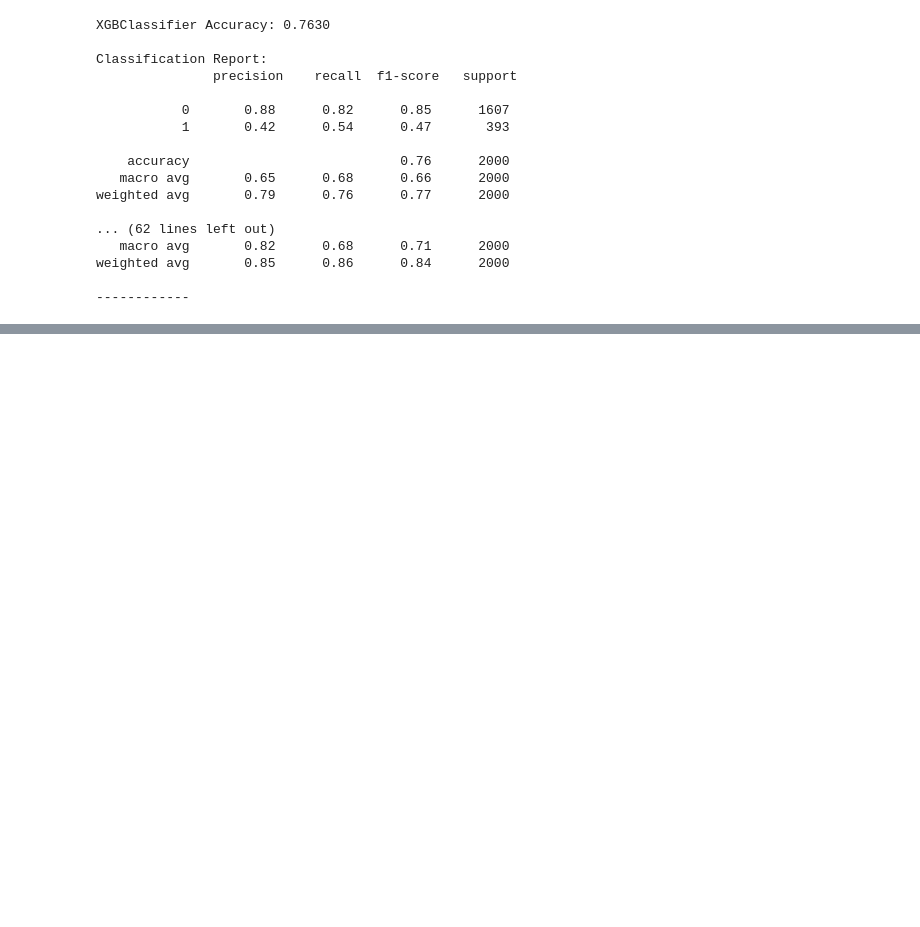
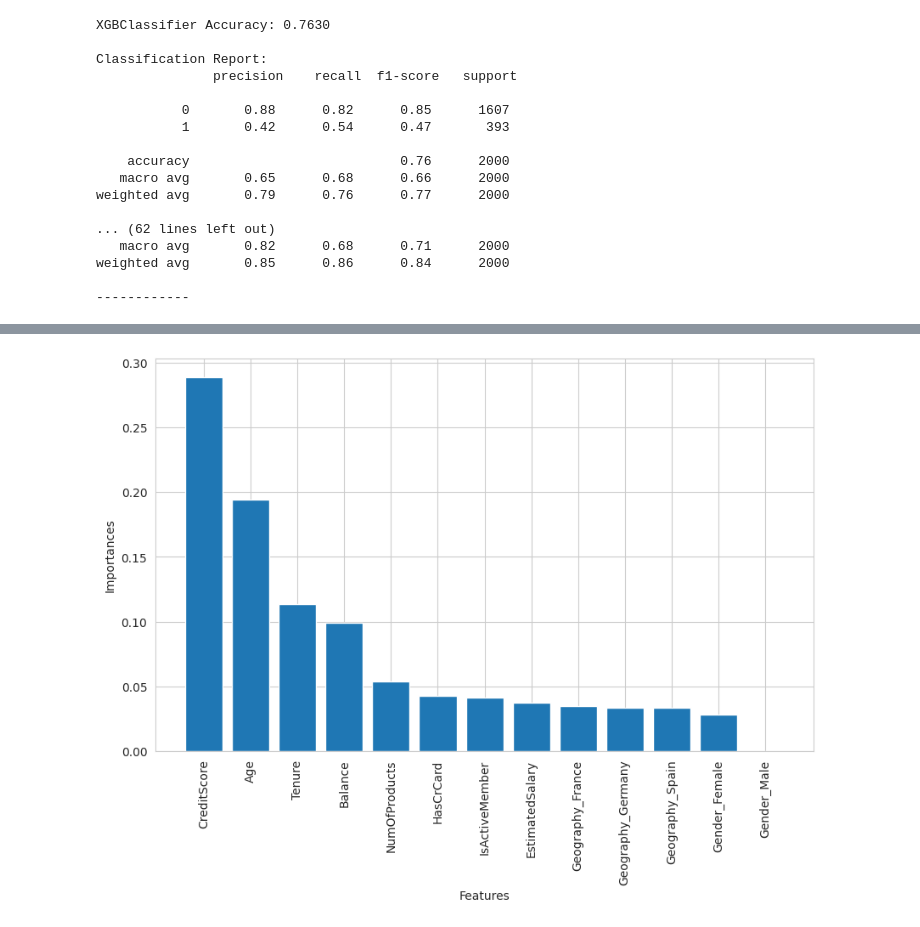
Before and after one commit to pranjali-22/Clock, a Jupyter notebook: CustomerChurnPrediction.ipynb, the cells around one changed output, grey strips where cells are left out. Saved outputs shown, nothing was run; the diff lists cells and outputs as text; code cells hidden in the pictures; blank space fills up the shorter version.

```diff
--- a/CustomerChurnPrediction.ipynb
+++ b/CustomerChurnPrediction.ipynb
@@ -227,0 +234,4 @@ F1 Score - harmonic mean of precision and recall
+# %%
+feature_importances = xgb_model.feature_importances_
+feature_names = features.columns
+feature_names
@@ -227,0 +243,6 @@ F1 Score - harmonic mean of precision and recall
+# %%
+feature_importance_df = pd.DataFrame({
+    'feature':feature_names,
+    'importance': feature_importances
+})
+feature_importance_df
@@ -227,0 +264,3 @@ F1 Score - harmonic mean of precision and recall
+# %%
+feature_importances_df = feature_importance_df.sort_values('importance', ascending=False)
+feature_importances_df
@@ -227,0 +282,9 @@ F1 Score - harmonic mean of precision and recall
+# %%
+plt.figure(figsize=(10,6))
+plt.bar(feature_importance_df['feature'], feature_importances_df['importance'])
+plt.xticks(rotation = 90)
+plt.xlabel("Features")
+plt.ylabel("Importances")
+plt.show()
+# %% [output]
+[figure, added]
```
Also changed, not shown: parts of 20 cells of this notebook.
